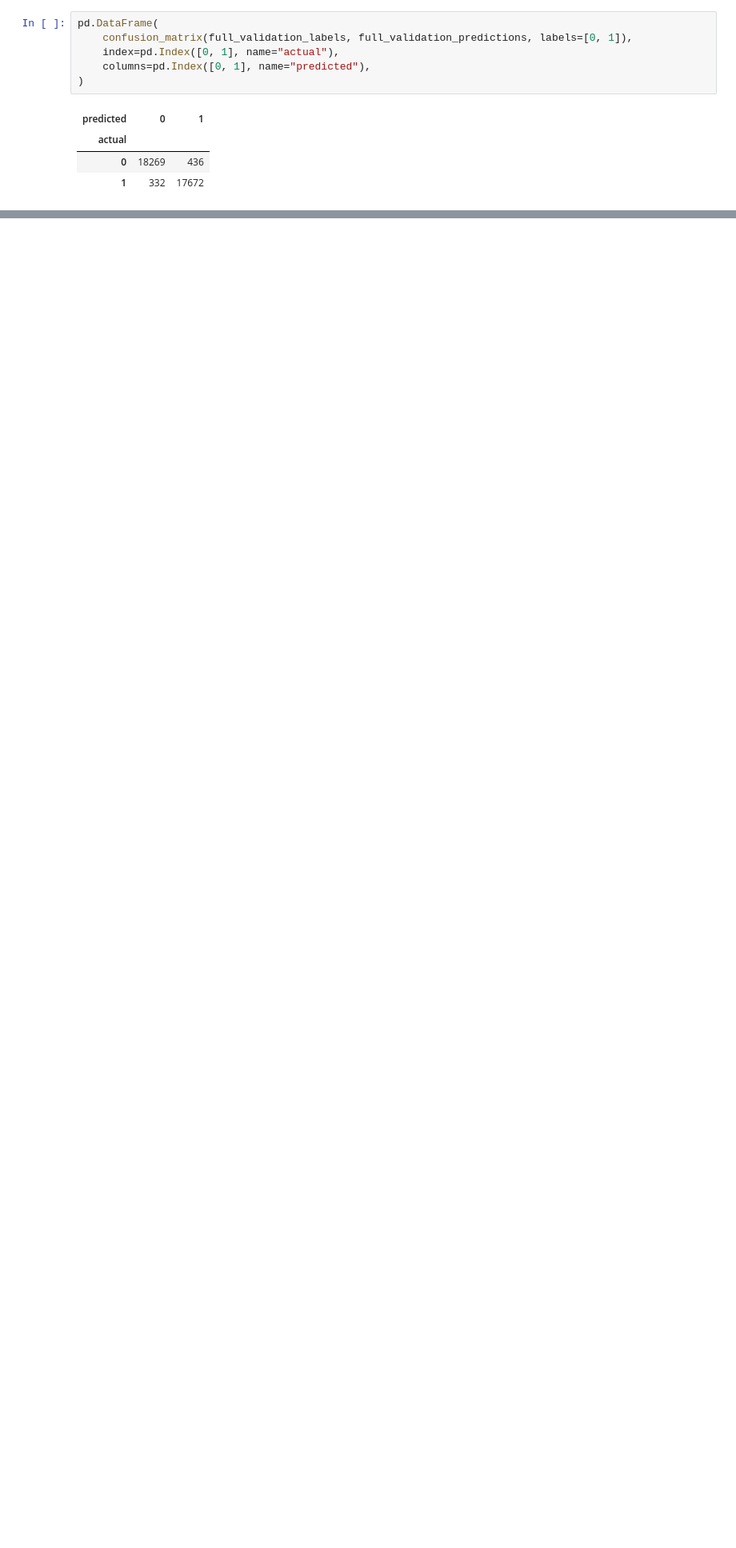
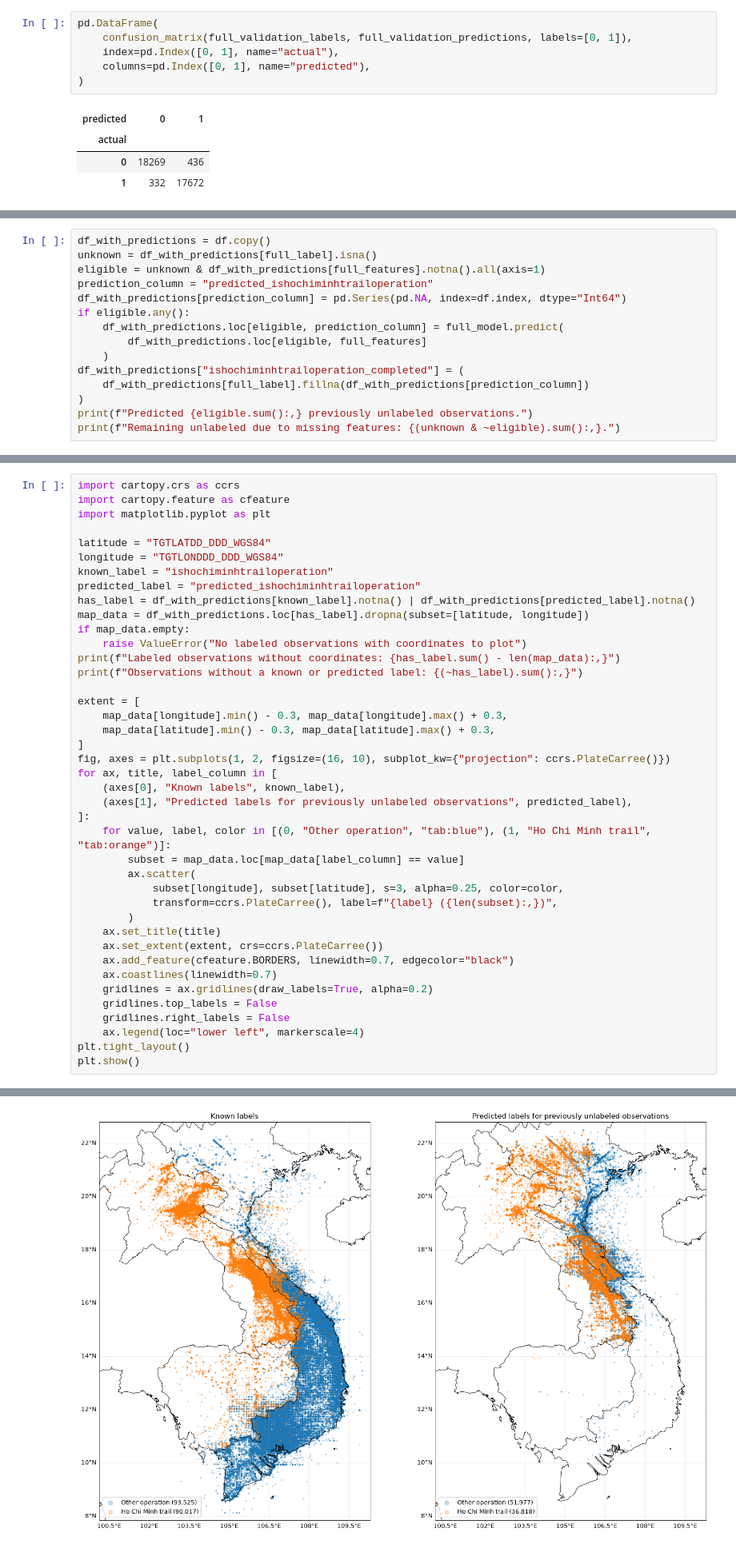
Before and after one commit to ristotammela/thoranalytics, a Jupyter notebook: THOR-31 - Nearest neighbour.ipynb, the cells around one changed output, grey strips where cells are left out. Shown at 80% size. Drawn from its saved outputs; the diff is of its cells as text; blank space fills up the shorter version.

Commit message:
Add cartography and prediction for unlabelled labels.

```diff
--- a/THOR-31 - Nearest neighbour.ipynb
+++ b/THOR-31 - Nearest neighbour.ipynb
@@ -230,0 +235,15 @@ plt.show()
+# %%
+df_with_predictions = df.copy()
+unknown = df_with_predictions[full_label].isna()
+eligible = unknown & df_with_predictions[full_features].notna().all(axis=1)
+prediction_column = "predicted_ishochiminhtrailoperation"
+df_with_predictions[prediction_column] = pd.Series(pd.NA, index=df.index, dtype="Int64")
+if eligible.any():
+    df_with_predictions.loc[eligible, prediction_column] = full_model.predict(
+        df_with_predictions.loc[eligible, full_features]
+    )
+df_with_predictions["ishochiminhtrailoperation_completed"] = (
+    df_with_predictions[full_label].fillna(df_with_predictions[prediction_column])
+)
+print(f"Predicted {eligible.sum():,} previously unlabeled observations.")
+print(f"Remaining unlabeled due to missing features: {(unknown & ~eligible).sum():,}.")
@@ -230,0 +257,42 @@ plt.show()
+# %%
+import cartopy.crs as ccrs
+import cartopy.feature as cfeature
+import matplotlib.pyplot as plt
+
+latitude = "TGTLATDD_DDD_WGS84"
+longitude = "TGTLONDDD_DDD_WGS84"
+known_label = "ishochiminhtrailoperation"
+predicted_label = "predicted_ishochiminhtrailoperation"
+has_label = df_with_predictions[known_label].notna() | df_with_predictions[predicted_label].notna()
+map_data = df_with_predictions.loc[has_label].dropna(subset=[latitude, longitude])
+if map_data.empty:
+    raise ValueError("No labeled observations with coordinates to plot")
+print(f"Labeled observations without coordinates: {has_label.sum() - len(map_data):,}")
+print(f"Observations without a known or predicted label: {(~has_label).sum():,}")
+
+extent = [
+    map_data[longitude].min() - 0.3, map_data[longitude].max() + 0.3,
+    map_data[latitude].min() - 0.3, map_data[latitude].max() + 0.3,
+]
+fig, axes = plt.subplots(1, 2, figsize=(16, 10), subplot_kw={"projection": ccrs.PlateCarree()})
+for ax, title, label_column in [
+    (axes[0], "Known labels", known_label),
+    (axes[1], "Predicted labels for previously unlabeled observations", predicted_label),
+]:
+    for value, label, color in [(0, "Other operation", "tab:blue"), (1, "Ho Chi Minh trail", "tab:orange")]:
+        subset = map_data.loc[map_data[label_column] == value]
+        ax.scatter(
+            subset[longitude], subset[latitude], s=3, alpha=0.25, color=color,
+            transform=ccrs.PlateCarree(), label=f"{label} ({len(subset):,})",
+        )
+    ax.set_title(title)
+    ax.set_extent(extent, crs=ccrs.PlateCarree())
+    ax.add_feature(cfeature.BORDERS, linewidth=0.7, edgecolor="black")
+    ax.coastlines(linewidth=0.7)
+    gridlines = ax.gridlines(draw_labels=True, alpha=0.2)
+    gridlines.top_labels = False
+    gridlines.right_labels = False
+    ax.legend(loc="lower left", markerscale=4)
+plt.tight_layout()
+plt.show()
+# %% [output]
@@ -230,0 +301 @@ plt.show()
+[figure, added]
```
Also changed, not shown: parts of 5 cells of this notebook.
